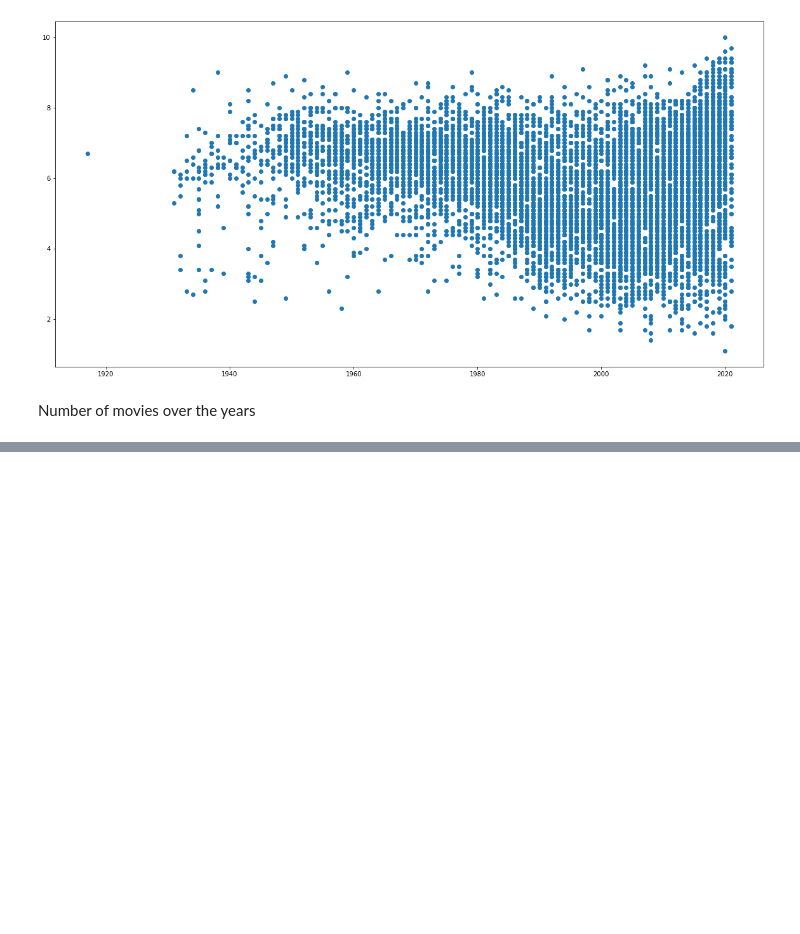
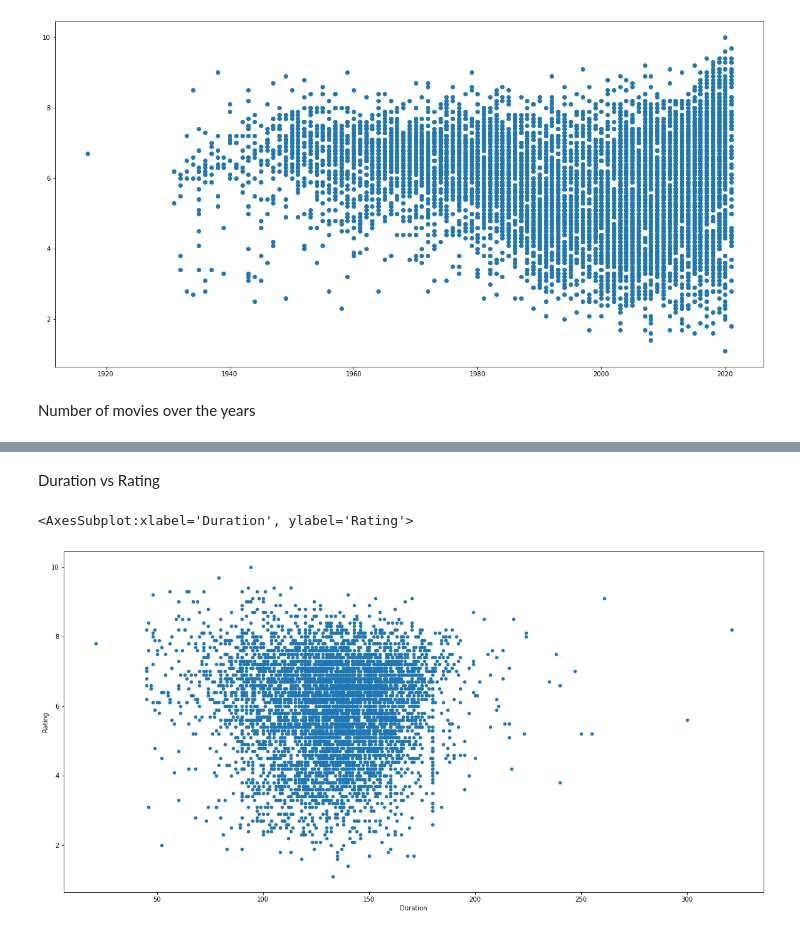
Before and after one commit to abhi4717/kaggle-ds, a Jupyter notebook: IMDB Indian Movies/IMDB Dataset analysis.ipynb, the cells around one changed output, grey strips where cells are left out. Drawn from its saved outputs; the diff is of its cells as text; code cells hidden in the pictures; blank space fills up the shorter version.

```diff
--- a/IMDB Indian Movies/IMDB Dataset analysis.ipynb
+++ b/IMDB Indian Movies/IMDB Dataset analysis.ipynb
@@ -108,0 +112,7 @@ no_movies.groupby('Year').count().plot.bar()
+# %% [markdown]
+Duration vs Rating
+# %%
+imdb_source[['Duration','Rating']].plot.scatter(x='Duration',y='Rating',figsize=(20,10))
+# %% [output]
+<AxesSubplot:xlabel='Duration', ylabel='Rating'>
+[figure, added]
```
Also changed, not shown: parts of 7 cells of this notebook.
